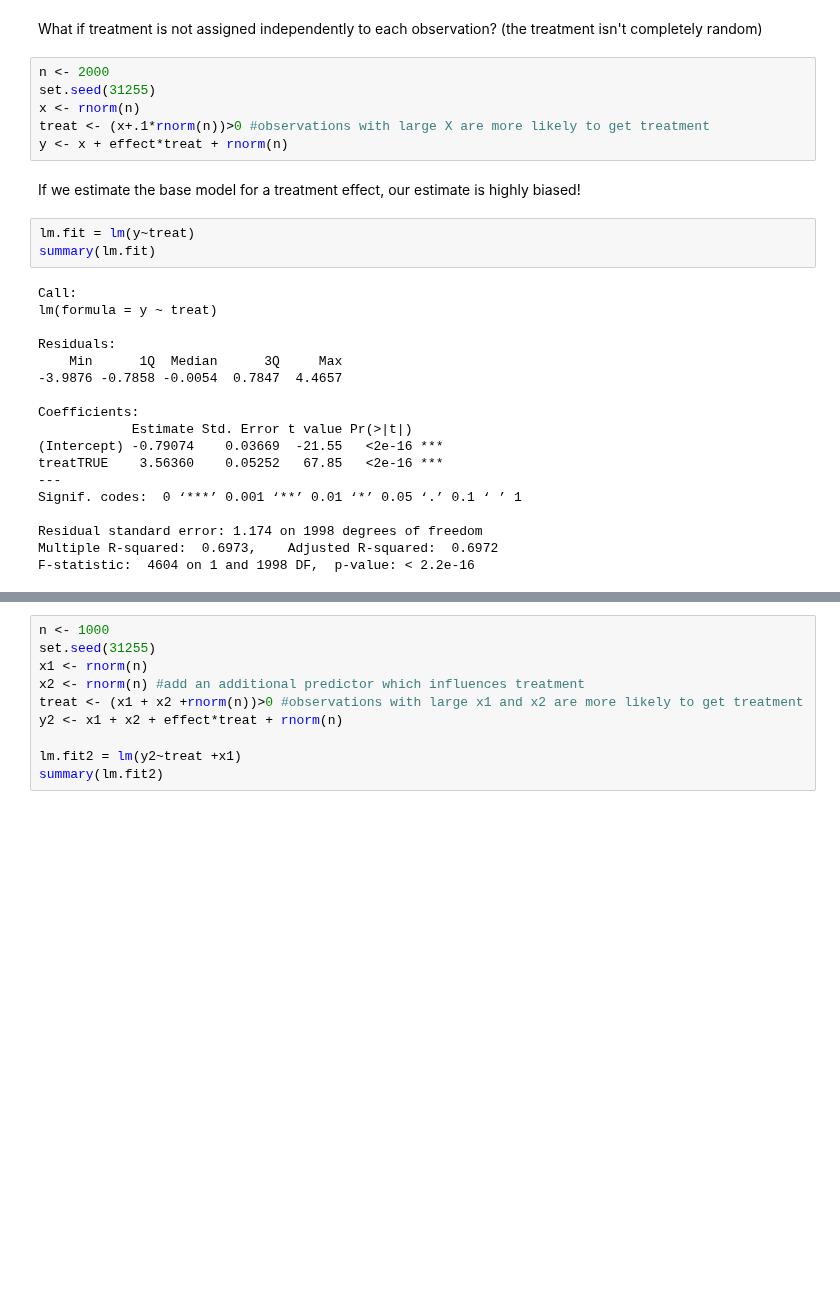
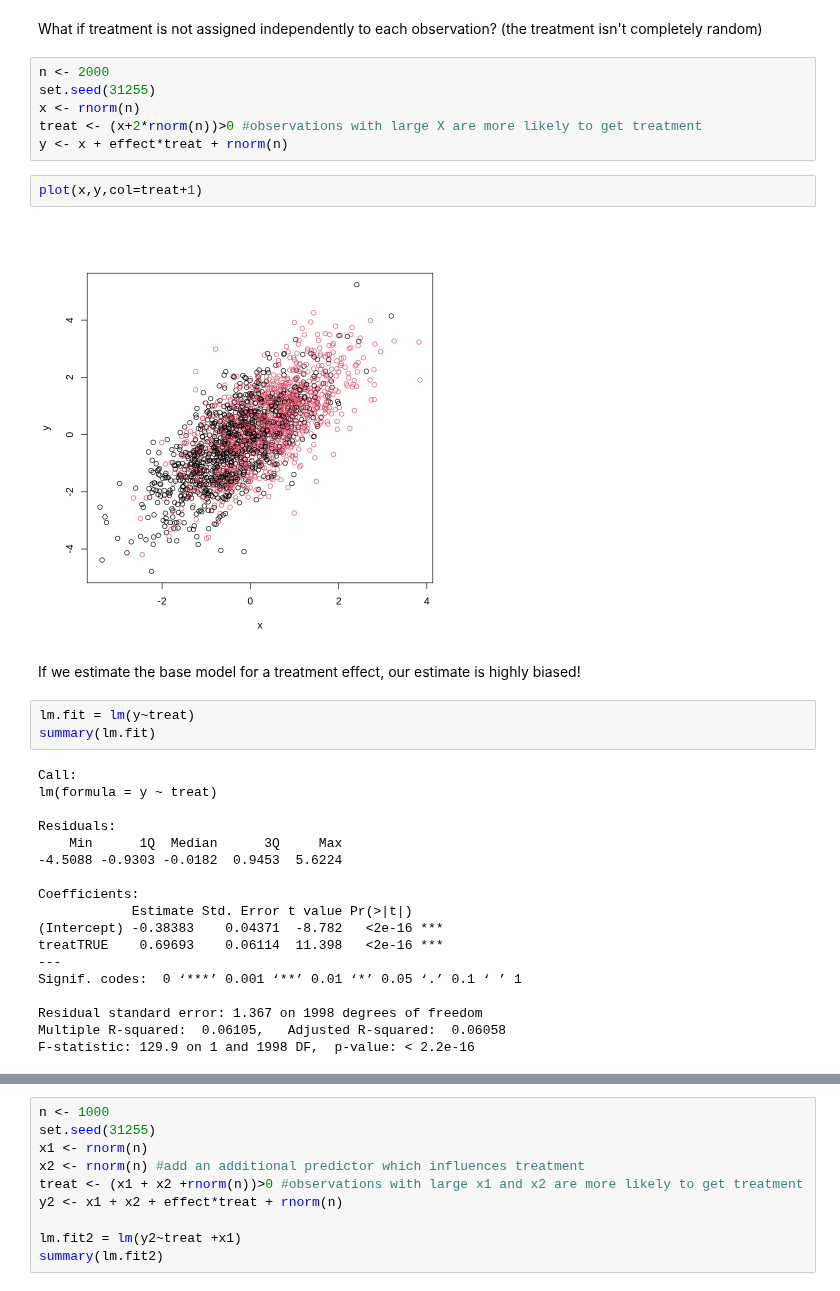
Before and after one commit to ummd/ummd.github.io, a Jupyter notebook: Teaching/Lecture15.ipynb, the cells around one changed output, grey strips where cells are left out. Cells and saved outputs as stored; diff of their text form; blank space fills up the shorter version.

```diff
--- a/Teaching/Lecture15.ipynb
+++ b/Teaching/Lecture15.ipynb
@@ -125,8 +125,12 @@ What if treatment is not assigned independently to each observation? (the treatm
 n <- 2000
 set.seed(31255)
 x <- rnorm(n)
-treat <- (x+.1*rnorm(n))>0 #observations with large X are more likely to get treatment
+treat <- (x+2*rnorm(n))>0 #observations with large X are more likely to get treatment
 y <- x + effect*treat + rnorm(n)
+# %%
+plot(x,y,col=treat+1)
+# %% [output]
+[figure, added]
 # %% [markdown]
 If we estimate the base model for a treatment effect, our estimate is highly biased!
 # %%
@@ -138,15 +142,15 @@ lm(formula = y ~ treat)
 
 Residuals:
     Min      1Q  Median      3Q     Max
--3.9876 -0.7858 -0.0054  0.7847  4.4657
+-4.5088 -0.9303 -0.0182  0.9453  5.6224
 
 Coefficients:
             Estimate Std. Error t value Pr(>|t|)
-(Intercept) -0.79074    0.03669  -21.55   <2e-16 ***
-treatTRUE    3.56360    0.05252   67.85   <2e-16 ***
+(Intercept) -0.38383    0.04371  -8.782   <2e-16 ***
+treatTRUE    0.69693    0.06114  11.398   <2e-16 ***
 ---
 Signif. codes:  0 ‘***’ 0.001 ‘**’ 0.01 ‘*’ 0.05 ‘.’ 0.1 ‘ ’ 1
 
-Residual standard error: 1.174 on 1998 degrees of freedom
-Multiple R-squared:  0.6973,    Adjusted R-squared:  0.6972
-F-statistic:  4604 on 1 and 1998 DF,  p-value: < 2.2e-16
+Residual standard error: 1.367 on 1998 degrees of freedom
+Multiple R-squared:  0.06105,   Adjusted R-squared:  0.06058
+F-statistic: 129.9 on 1 and 1998 DF,  p-value: < 2.2e-16
```
Also changed, not shown: parts of 5 cells of this notebook.
